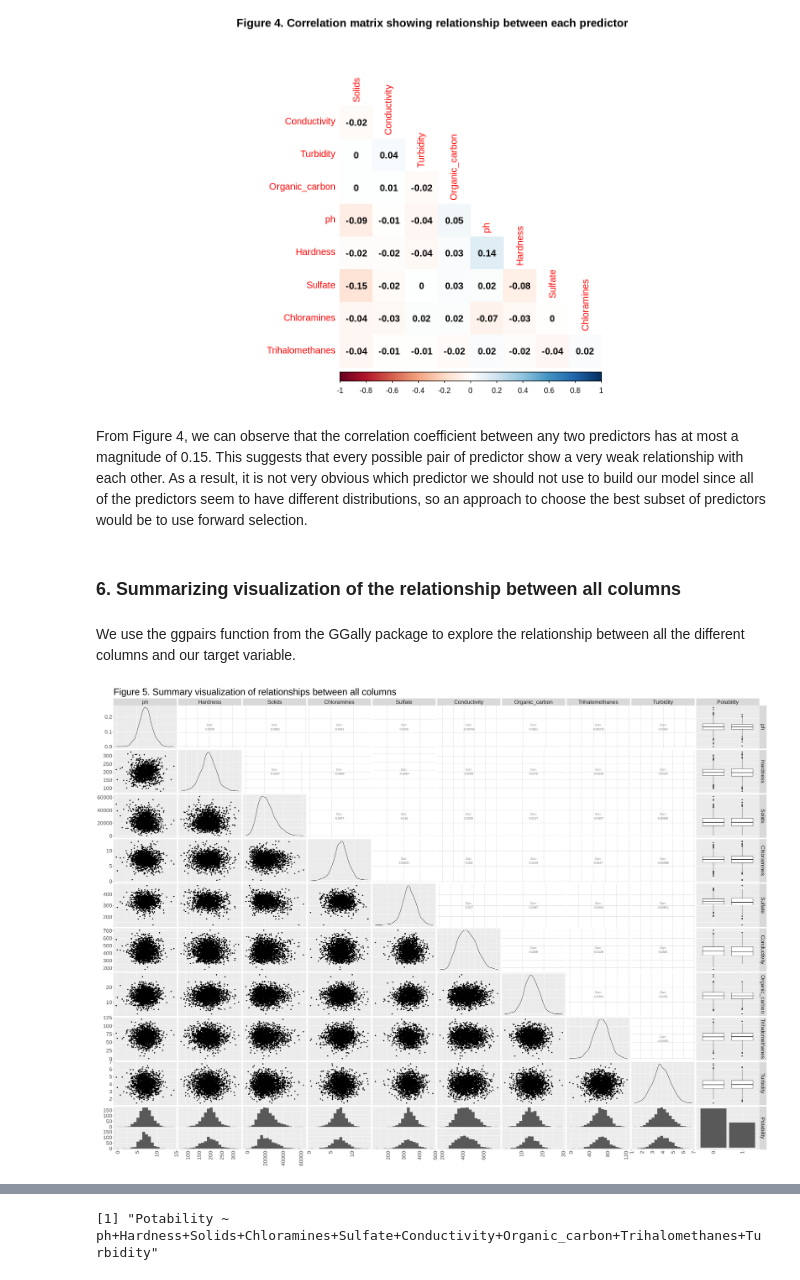
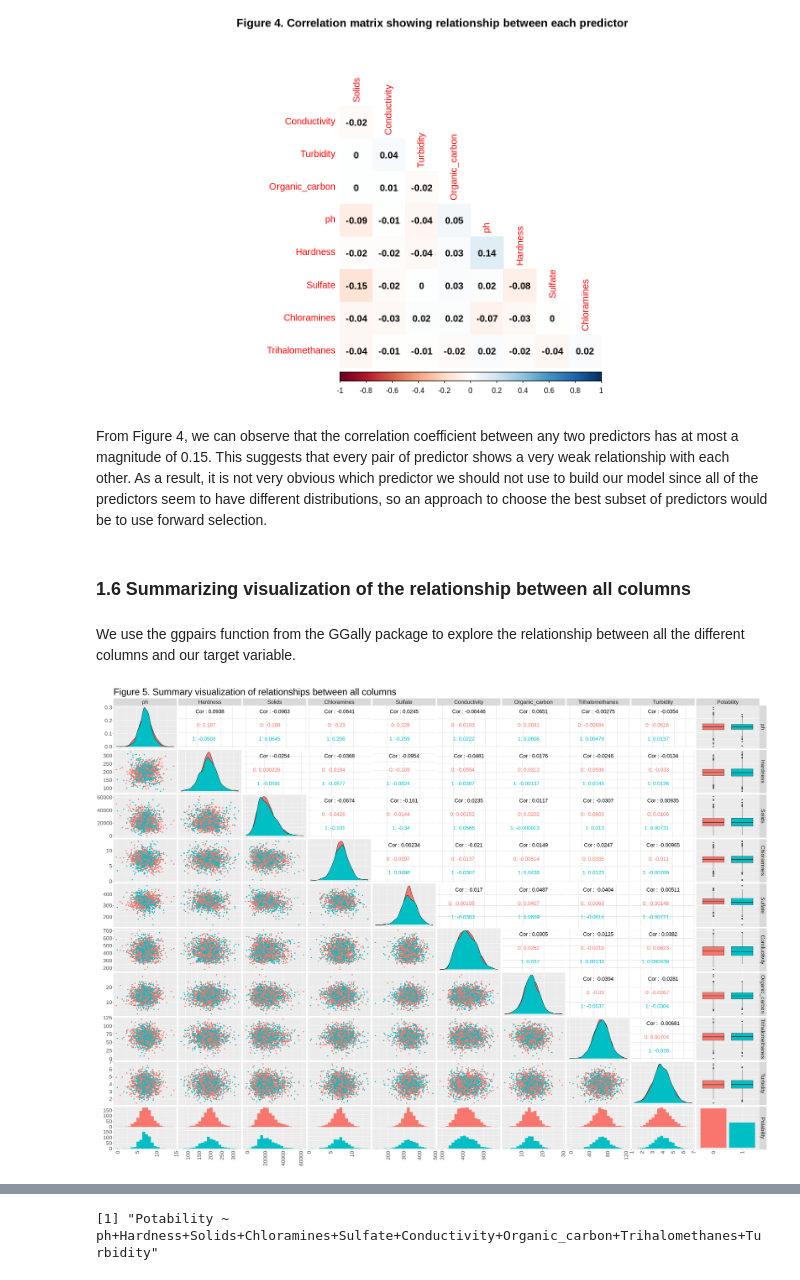
Before and after one commit to ricardoliu99/dsci100-group21, a Jupyter notebook: final_report.ipynb, the cells around one changed output, grey strips where cells are left out. Saved outputs shown, nothing was run; the diff lists cells and outputs as text; code cells hidden in the pictures.

Commit message:
Added more explanations to the predictive analysis section and formatted titles

```diff
--- a/final_report.ipynb
+++ b/final_report.ipynb
@@ -326,26 +332,29 @@ corrplot(cor_matrix, method = 'color', diag = FALSE,
 # %% [output]
 [figure]
 # %% [markdown]
-From Figure 4, we can observe that the correlation coefficient between any two predictors has at most a magnitude of 0.15. This suggests that every possible pair of predictor show a very weak relationship with each other. As a result, it is not very obvious which predictor we should not use to build our model since all of the predictors seem to have different distributions, so an approach to choose the best subset of predictors would be to use forward selection.
+From Figure 4, we can observe that the correlation coefficient between any two predictors has at most a magnitude of 0.15. This suggests that every pair of predictor shows a very weak relationship with each other. As a result, it is not very obvious which predictor we should not use to build our model since all of the predictors seem to have different distributions, so an approach to choose the best subset of predictors would be to use forward selection.
 # %% [markdown]
-### 6. Summarizing visualization of the relationship between all columns
+### 1.6 Summarizing visualization of the relationship between all columns
 # %% [markdown]
 We use the ggpairs function from the GGally package to explore the relationship between all the different columns and our target variable.
 # %%
 options(repr.plot.width = 35, repr.plot.height = 25)
 # suppress warning messages to avoid cluttering
 options(warn=-1)
 
 # use ggpairs to plot relationship between all columns
 ggpairs_1 <- ggpairs(water_train,
-                     columns = 1:10, lower = list(combo = wrap("facethist", bins = 20)), title="Figure 5. Summary visualization of relationships between all columns") +
-            theme(plot.title = element_text(size=35),
-                text = element_text(size=25),
-                axis.text.x= element_text(angle = 90, vjust = 0.5, hjust=1))
+                     columns = 1:10, aes(colour = Potability),
+                     lower = list(combo = wrap("facethist", bins = 20)),
+                     upper = list(continuous = wrap("cor", size = 7)),
+                     title="Figure 5. Summary visualization of relationships between all columns") +
+                theme(plot.title = element_text(size=35),
+                    text = element_text(size=25),
+                    axis.text.x= element_text(angle = 90, vjust = 0.5, hjust=1))
 ggpairs_1
 
 # enable warnings back
 options(warn=0)
 # %% [output]
-[figure, old version]
+[figure, new version]
 # %% [markdown]
```
Also changed, not shown: parts of 58 cells of this notebook.
